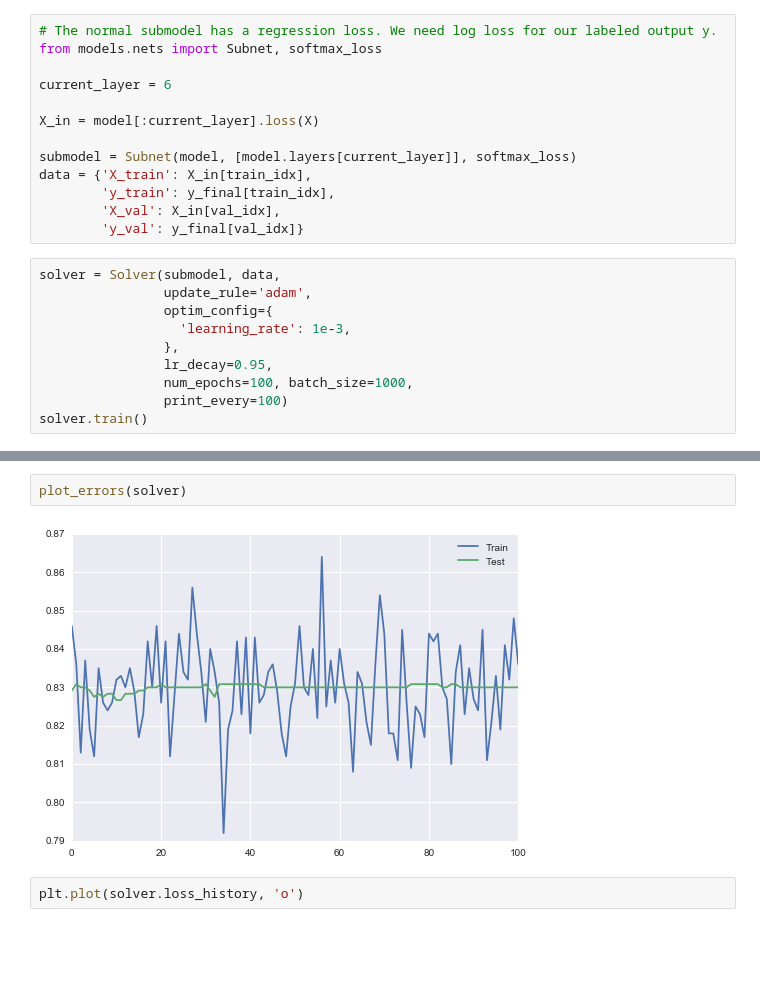
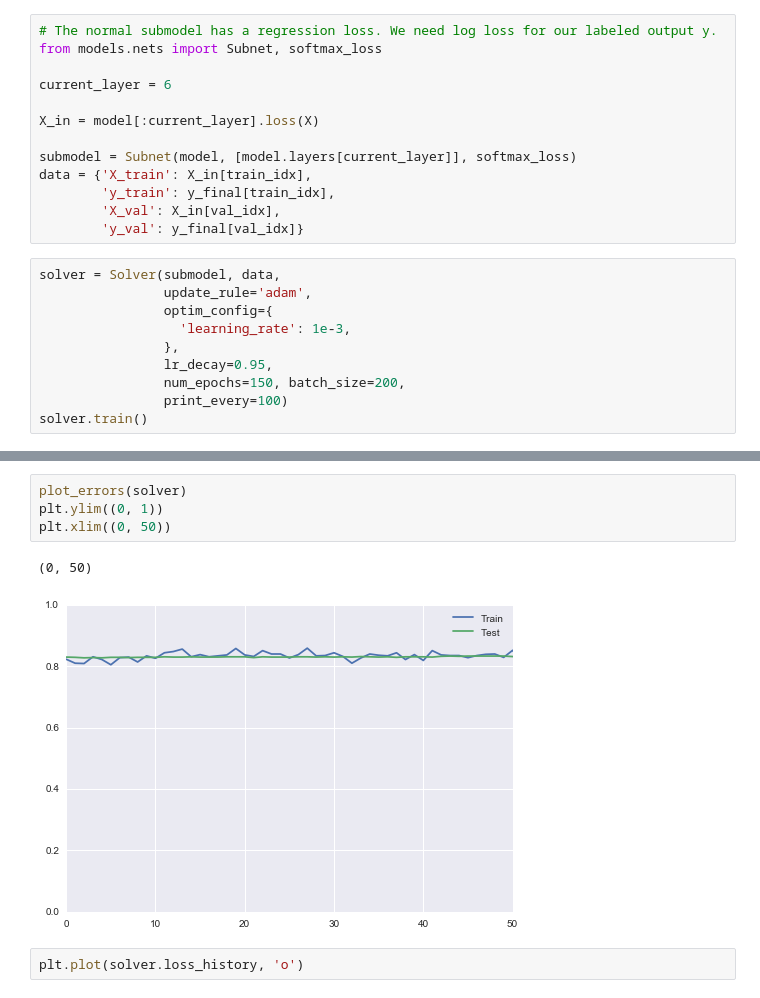
Before and after one commit to kristjanjonsson/Deep-Hidden-Layer-Learning, a Jupyter notebook: Prototyping-KJ.ipynb, the cells around one changed output, grey strips where cells are left out. Drawn from its saved outputs; the diff is of its cells as text; blank space fills up the shorter version.

```diff
--- a/Prototyping-KJ.ipynb
+++ b/Prototyping-KJ.ipynb
@@ -870,7 +870,7 @@ solver = Solver(submodel, data,
                   'learning_rate': 1e-3,
                 },
                 lr_decay=0.95,
-                num_epochs=100, batch_size=1000,
+                num_epochs=150, batch_size=200,
                 print_every=100)
 solver.train()
 # %% [output]
@@ -894,7 +894,10 @@ solver.train()
-# %%
-plot_errors(solver)
-# %% [output]
-[figure, removed]
+# %%
+plot_errors(solver)
+plt.ylim((0, 1))
+plt.xlim((0, 50))
+# %% [output]
+(0, 50)
+[figure, added]
 # %%
 plt.plot(solver.loss_history, 'o')
 # %% [output]
```
Also changed, not shown: parts of 1 cell of this notebook.
